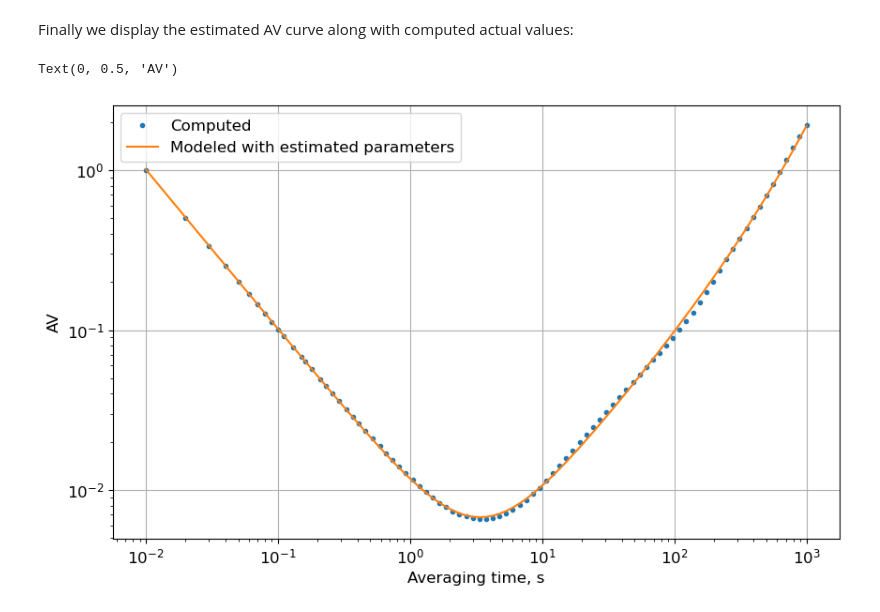
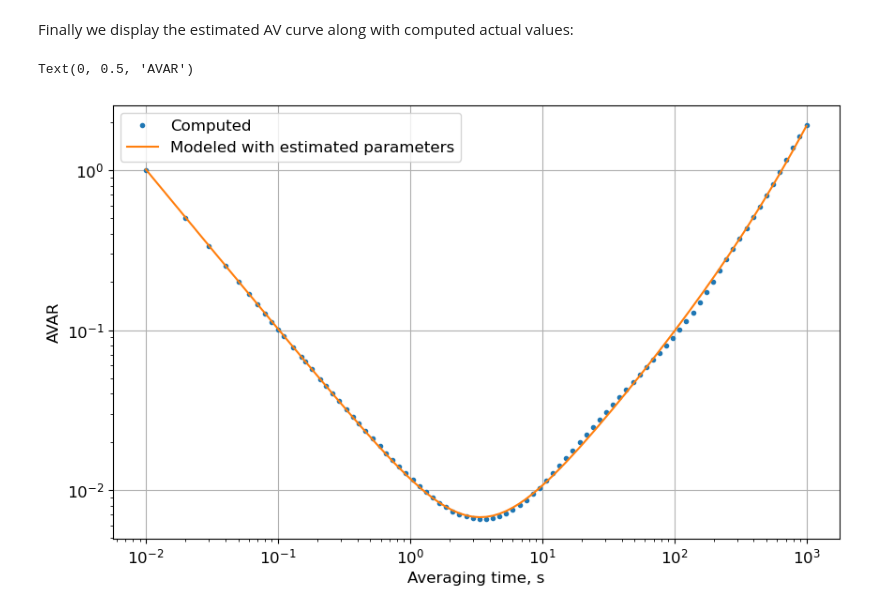
Before and after one commit to nmayorov/allan-variance, a Jupyter notebook: example.ipynb, the cells around one changed output. Saved outputs shown, nothing was run; the diff lists cells and outputs as text; code cells hidden in the pictures.

```diff
--- a/example.ipynb
+++ b/example.ipynb
@@ -11,9 +11,9 @@ First generate a model signal containing additive white noise, flicker noise, ra
 # %%
 def generate_signal(n, dt, q_white, q_flicker, q_walk, q_ramp, random_state=0):
     rng = np.random.RandomState(random_state)
-    white = avar.generate_noise(0.0, n, dt=dt, scale=q_white, rng=rng)
-    flicker = avar.generate_noise(1.0, n, dt=dt, scale=q_flicker, rng=rng)
-    walk = avar.generate_noise(2.0, n, dt=dt, scale=q_walk, rng=rng)
+    white = allan_variance.generate_noise(0.0, n, dt=dt, scale=q_white, rng=rng)
+    flicker = allan_variance.generate_noise(1.0, n, dt=dt, scale=q_flicker, rng=rng)
+    walk = allan_variance.generate_noise(2.0, n, dt=dt, scale=q_walk, rng=rng)
     ramp = q_ramp * dt * np.arange(n)
     return white + flicker + walk + ramp
 # %%
@@ -25,3 +25,3 @@ Now compute AV curve using `compute_avar` function:
 # %%
-tau, av = avar.compute_avar(x, dt)
+tau, avar = allan_variance.compute_avar(x, dt)
 # %%
@@ -38,5 +38,5 @@ We can automatically estimate the noise magnitudes using `avar.estimate_paramete
 # %%
-params, av_pred = avar.estimate_parameters(tau, av)
+params, avar_pred = allan_variance.estimate_parameters(tau, avar)
 # %%
 params
 # %% [output]
@@ -52,11 +52,11 @@ The estimate of quantiazation noise which wasn't included into the model is zero
 # %% [markdown]
 Finally we display the estimated AV curve along with computed actual values:
 # %%
-plt.loglog(tau, av, '.', label='Computed')
-plt.loglog(tau, av_pred, label='Modeled with estimated parameters')
+plt.loglog(tau, avar, '.', label='Computed')
+plt.loglog(tau, avar_pred, label='Modeled with estimated parameters')
 plt.legend()
 plt.xlabel("Averaging time, s")
-plt.ylabel("AV")
+plt.ylabel("AVAR")
 # %% [output]
-Text(0, 0.5, 'AV')
+Text(0, 0.5, 'AVAR')
-[figure, old version]
+[figure, new version]
```
Also changed, not shown: parts of 5 cells of this notebook, 5 other files.
